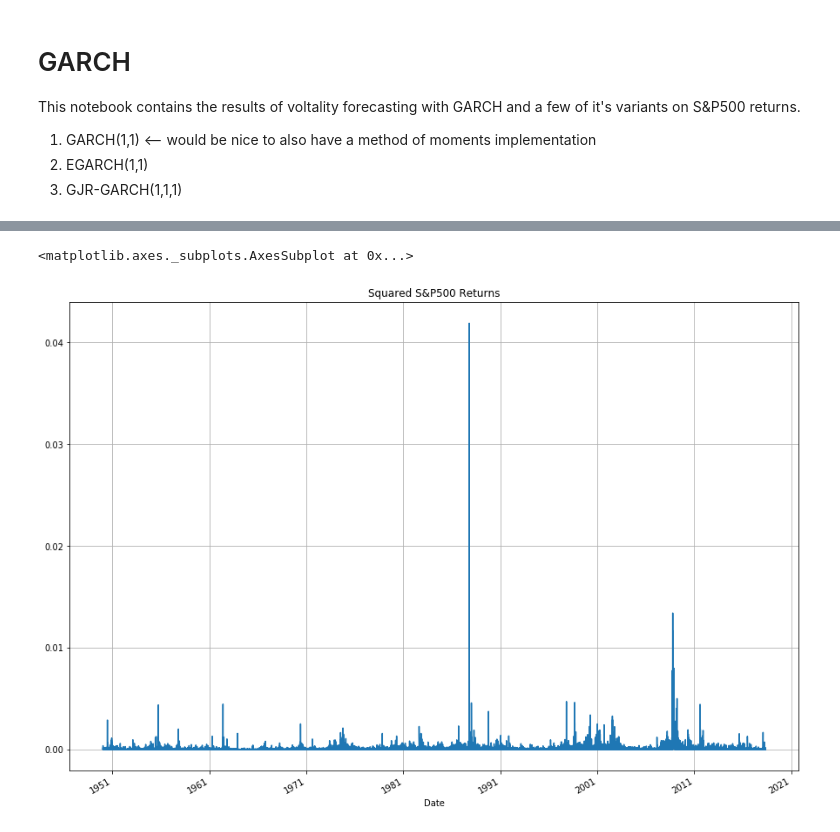
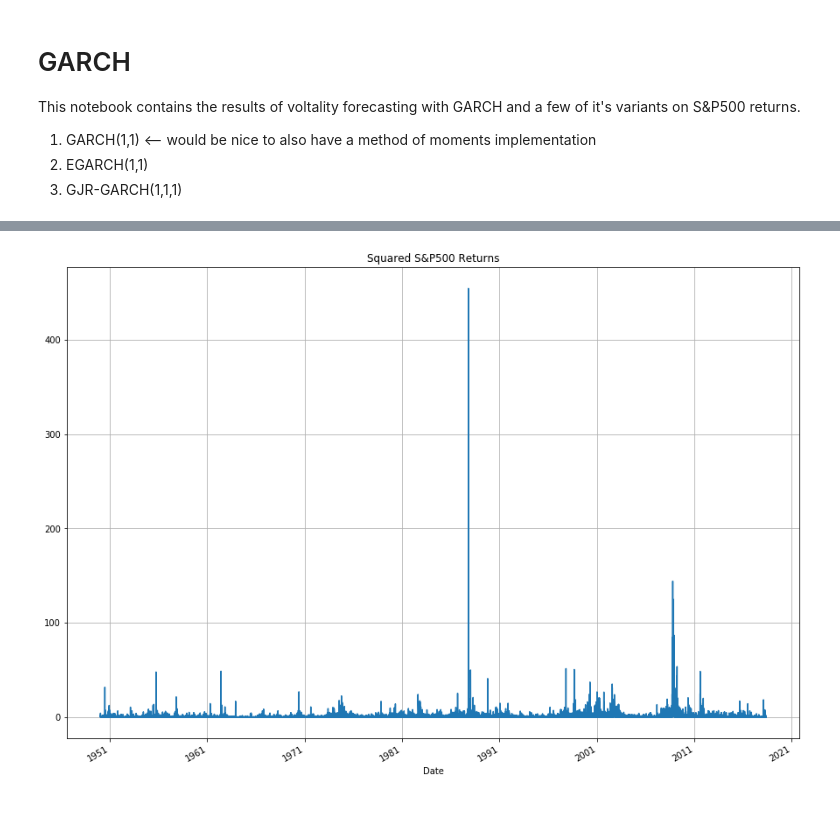
Before and after one commit to ngurnani/VolatilityPrediction, a Jupyter notebook: src/GARCH.ipynb, the cells around one changed output, grey strips where cells are left out. Saved outputs shown, nothing was run; the diff lists cells and outputs as text; code cells hidden in the pictures.

```diff
--- a/src/GARCH.ipynb
+++ b/src/GARCH.ipynb
@@ -22,0 +17,9 @@ sp500returns.plot(title='S&P500 Returns',grid=True, figsize=(15, 11));
+# %%
+# data read in, adjustment and conversion to returns
+sp500_data = pd.read_csv("./data/sp500index.csv")
+sp500_data.index = sp500_data["Date"].astype('datetime64[ns]')
+sp500_data.drop(columns=['Date'],inplace=True)
+
+# convert to returns and normalize returns
+sp500_returns = sp500_data['Close'].pct_change()[1:]
+sp500_returns = (sp500_returns - np.mean(sp500_returns))/np.std(sp500_returns) # normalize to have mean 0 std 1
@@ -23,6 +38,5 @@ sp500returns.plot(title='S&P500 Returns',grid=True, figsize=(15, 11));
 # %%
-squaredreturns = sp500returns**2
-squaredreturns.plot(title = "Squared S&P500 Returns", grid=True, figsize=(15,11))
+squaredreturns = sp500_returns**2
+squaredreturns.plot(title = "Squared S&P500 Returns", grid=True, figsize=(15,11));
 # %% [output]
-<matplotlib.axes._subplots.AxesSubplot at 0x...>
-[figure, old version]
+[figure, new version]
```
Also changed, not shown: parts of 17 cells of this notebook, 23 other files.
